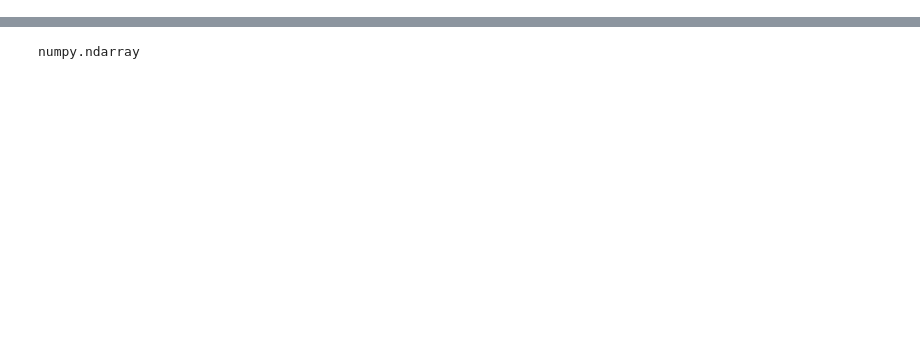
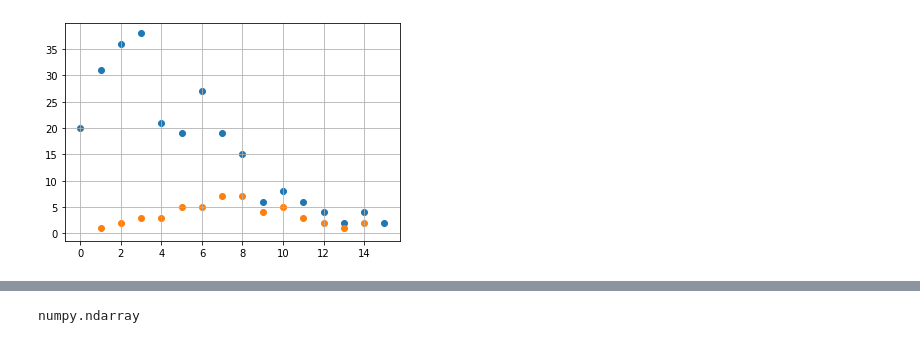
Before and after one commit to chiara-rizzi/track_time, a Jupyter notebook: test_training.ipynb, the cells around one changed output, grey strips where cells are left out. Drawn from its saved outputs; the diff is of its cells as text; code cells hidden in the pictures; blank space fills up the shorter version.

```diff
--- a/test_training.ipynb
+++ b/test_training.ipynb
@@ -47,2 +93,8 @@ df_original = df_original[df_original['flav'].notna()]
+# %%
+plt.scatter(df_original['n_trk'].value_counts().index, df_original['n_trk'].value_counts())
+plt.scatter(df['n_trk'].value_counts().index, df['n_trk'].value_counts())
+plt.grid(True)
+# %% [output]
+[figure, added]
 # %%
 plt.scatter(df_original['flav'].value_counts().index, df_original['flav'].value_counts())
```
Also changed, not shown: parts of 26 cells of this notebook, 1 other file.
